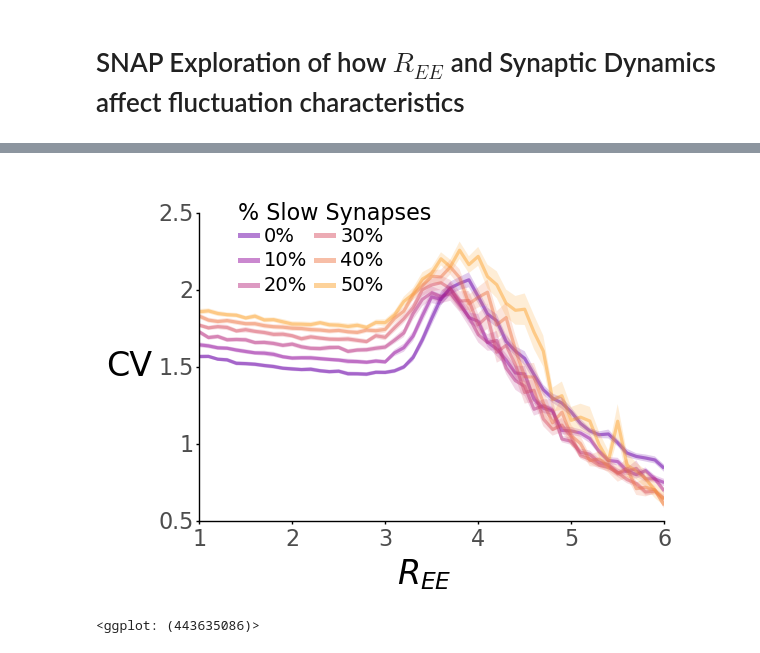
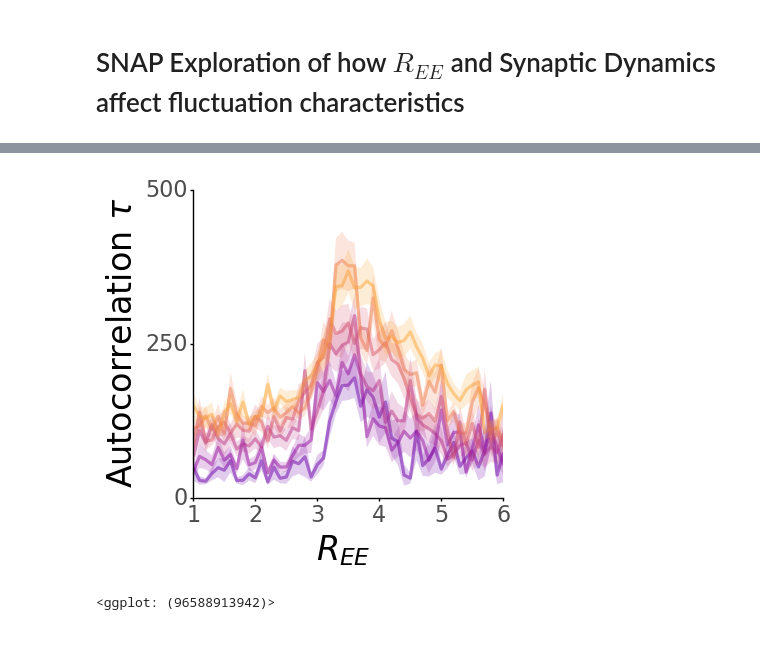
Before and after one commit to jgavenas42/SlowRampingSpikingNetwork, a Jupyter notebook: snap_fluctuationanalysis.ipynb, the cells around one changed output, grey strips where cells are left out. Cells and saved outputs as stored; diff of their text form; code cells hidden in the pictures.

```diff
--- a/snap_fluctuationanalysis.ipynb
+++ b/snap_fluctuationanalysis.ipynb
@@ -21,6 +22,6 @@ from pymer4 import Lmer, Lm
 
 from os import listdir
 # %%
-df = pd.read_csv('./fluxQuant/fluxquant.csv')
+df = pd.read_csv('../fluxQuant/fluxquant.csv')
 df
 # %% [output]
@@ -39,0 +53,2 @@ df
+# %%
+df['taunan'] = np.isnan(df.taus.values).astype('int')
@@ -40,52 +624,53 @@ df
 # %%
 df_temp = df.groupby(['Ree','Ksyn'],as_index=False).mean()
-df_temp2 = df.groupby(['Ree','Ksyn'],as_index=False)['CV'].sem()
+df_temp2 = df.groupby(['Ree','Ksyn'],as_index=False)['taus'].sem()
 # df_temp['ST_sem'] = df.groupby(['Ree','Ksyn'],as_index=False)['CV'].sem()
-df_temp['sem'] = df_temp2['CV']
+df_temp['sem'] = df_temp2['taus']
 
 df_temp['Ksyn'] = df_temp.Ksyn.values.astype('str')
 
-df_temp['ci_high'] = df_temp.CV.values + df_temp['sem'].values
-df_temp['ci_low'] = df_temp.CV.values - df_temp['sem'].values
+df_temp['ci_high'] = df_temp.taus.values + df_temp['sem'].values
+df_temp['ci_low'] = df_temp.taus.values - df_temp['sem'].values
 
 colormap = plt.cm.plasma #nipy_spectral, Set1,Paired
 colors = [np.array(colormap(i)) for i in np.linspace(0.2, 0.8,len(df.Ksyn.unique()))]
 
 for ii in range(len(colors)):
     r,g,b = np.round(colors[ii][0:3]*256).astype('int')
     colors[ii] = '#{:02x}{:02x}{:02x}'.format(r,g,b)
 
 
-p=(ggplot(df_temp,aes(x='Ree',y='CV', ymin = 'ci_low',ymax = 'ci_high',color='Ksyn',fill='Ksyn')) +
+
+p=(ggplot(df_temp,aes(x='Ree',y='taus', ymin = 'ci_low',ymax = 'ci_high',color='Ksyn',fill='Ksyn')) +
     geom_line(alpha=0.5,size=1.3) +
     geom_ribbon(alpha=0.2,color='none',show_legend=False) +
 #    geom_ribbon(alpha=0.2,color='none',show_legend=False) +
-     scale_x_continuous(name='$R_{EE}$',expand = (0,0)) +
-   scale_y_continuous(name='CV',breaks=np.arange(0.5,3,0.5),limits=(0.5,2.5),expand = (0.0,0.0)) +
-    scale_color_manual(name='% Slow Synapses',
+    scale_x_continuous(name='$R_{EE}$',expand = (0,0)) +
+   scale_y_continuous(name='Autocorrelation $\\tau$',breaks=np.arange(0,1200,250),limits=(0,500),expand = (0.0,0.0)) +
+   scale_color_manual(name='% Slow Synapses',
                       breaks = ['0.0','0.1','0.2','0.3','0.4','0.5'],
                         labels = ['0%','10%','20%','30%','40%','50%'],
                       values=colors)+
    scale_fill_manual(breaks = ['0.0','0.1','0.2','0.3','0.4','0.5'],
                      values=colors) +
  theme_classic() +
    guides(color=guide_legend(ncol=2))+
-   theme(legend_position=(0.35,0.8),
+   theme(legend_position='none',#(0.35,0.8),
         legend_title = element_text(size=16),
          legend_background = element_blank(),
          legend_text = element_text(size=14),
          axis_text = element_text(size=16),
        axis_ticks_length = 2,
        axis_title = element_text(size=24),
-          axis_title_y = element_text(size=24,angle=0,vjust=0.5,hjust=1),
-        figure_size = (6,4))
+         axis_title_y = element_text(size=24,angle=90),
+        figure_size = (4,4))
 #    geom_vline(xintercept=0,linetype='--',color='black') +
 )
 
-p.save('./figures/fluctuations/CV.svg')
-p.save('./figures/fluctuations/CV.svg')
+p.save('../figures/fluctuations/tau.svg')
+p.save('../figures/fluctuations/tau.png')
 
 p
 # %% [output]
-[figure, old version]
+[figure, new version]
-<ggplot: (443635086)>
+<ggplot: (96588913942)>
```
Also changed, not shown: parts of 25 cells of this notebook, 7 other files.
